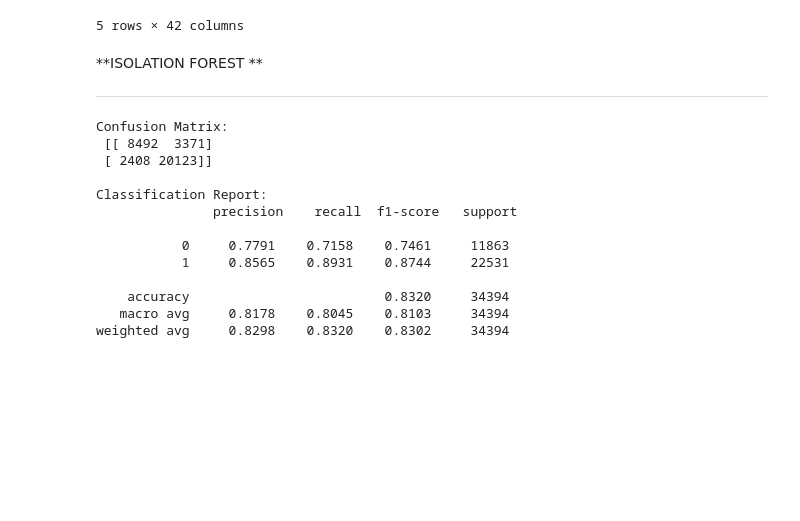
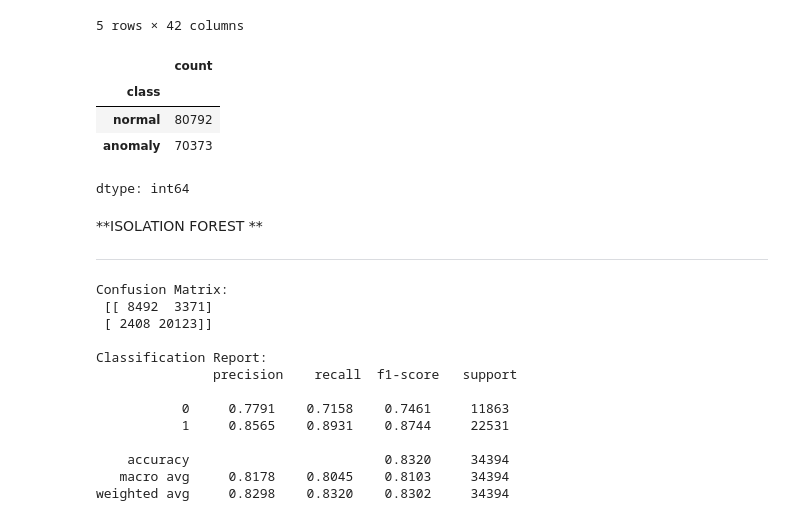
Before and after one commit to Sushx21/AI-ML-Projects, a Jupyter notebook: Isolation_forest/Sush_Isolation_Forest (4).ipynb, the cells around one changed output. Drawn from its saved outputs; the diff is of its cells as text; code cells hidden in the pictures; blank space fills up the shorter version.

Commit message:
Added anomaly detection of Signals Network intrusions

```diff
--- a/Isolation_forest/Sush_Isolation_Forest (3).ipynb
+++ b/Isolation_forest/Sush_Isolation_Forest (4).ipynb
@@ -75,6 +101,14 @@ from sklearn.metrics import classification_report, confusion_matrix, roc_auc_sco
 from sklearn.pipeline import make_pipeline
 import joblib
 import os
+# %%
+df_train['class'].value_counts()
+# %% [output]
+|  | count |
+| class |  |
+| normal | 80792 |
+| anomaly | 70373 |
+dtype: int64
 # %%
 LABEL_COL = "class"
 
```
Also changed, not shown: parts of 2 cells of this notebook.
